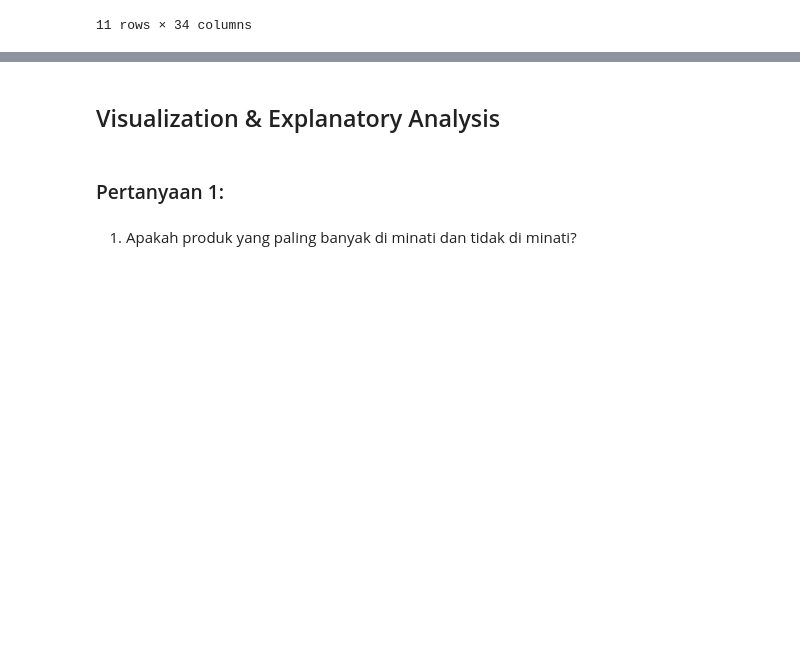
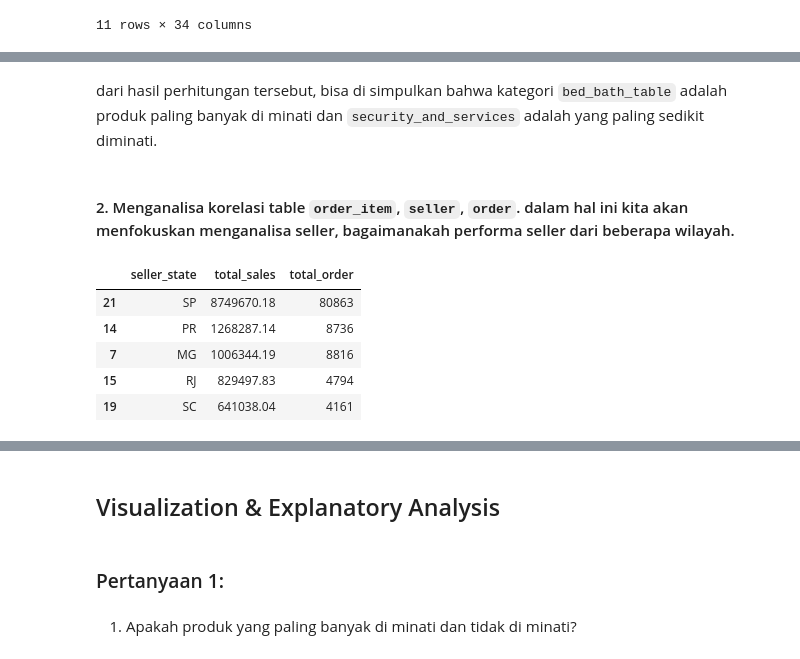
Before and after one commit to zhavei/Data-Analyst-Project-Ecommerce-Public-Dataset, a Jupyter notebook: notebook.ipynb, the cells around one changed output, grey strips where cells are left out. Saved outputs shown, nothing was run; the diff lists cells and outputs as text; code cells hidden in the pictures; blank space fills up the shorter version.

```diff
--- a/notebook.ipynb
+++ b/notebook.ipynb
@@ -514,0 +544,24 @@ combine_data_filtered = combine_data[[
+# %% [markdown]
+dari hasil perhitungan tersebut, bisa di simpulkan bahwa kategori `bed_bath_table` adalah produk paling banyak di minati dan `security_and_services` adalah yang paling sedikit diminati.
+# %% [markdown]
+#### 2. Menganalisa korelasi table `order_item`, `seller`, `order`. dalam hal ini kita akan menfokuskan menganalisa seller, bagaimanakah performa seller dari beberapa wilayah.
+# %%
+# menganalisa kolom yang di butuhkan.
+sales_by_state = combine_data_filtered.loc[:,["order_status","seller_state","price"]]
+
+# Grup seller berdasarkan seller state dan mengagregasi berdasarkan total harga penjualan
+sales_by_state = combine_data[combine_data['order_status'] == 'delivered'].groupby('seller_state')\
+                    .agg({'price':'sum', 'order_id' : 'count'})\
+                    .rename(columns={'price':'total_sales', 'order_id':'total_order'})\
+                    .reset_index()
+
+# (explorer) Get top 10 states by sales
+top10 = sales_by_state.nlargest(5, 'total_sales')
+top10.head()
+# %% [output]
+|  | seller_state | total_sales | total_order |
+| 21 | SP | 8749670.18 | 80863 |
+| 14 | PR | 1268287.14 | 8736 |
+| 7 | MG | 1006344.19 | 8816 |
+| 15 | RJ | 829497.83 | 4794 |
+| 19 | SC | 641038.04 | 4161 |
```
Also changed, not shown: parts of 19 cells of this notebook.
